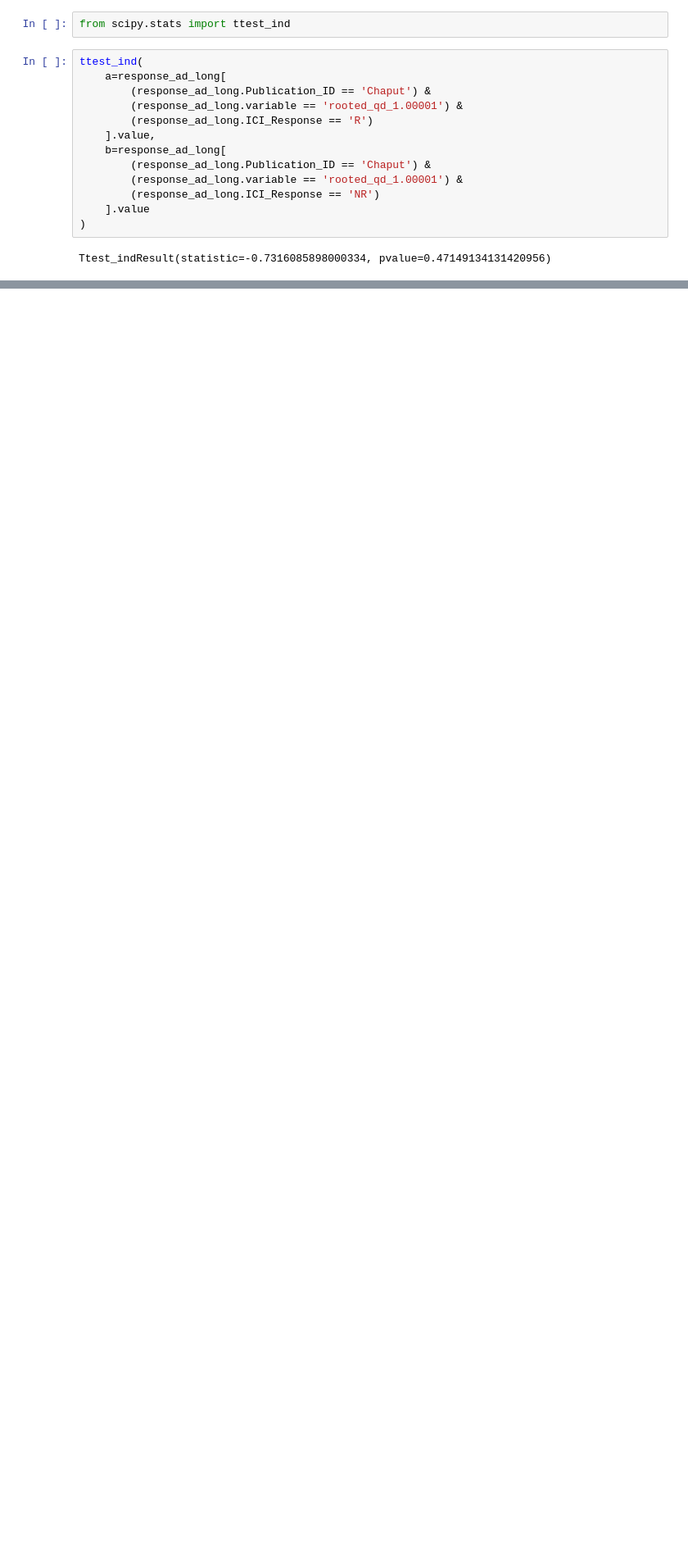
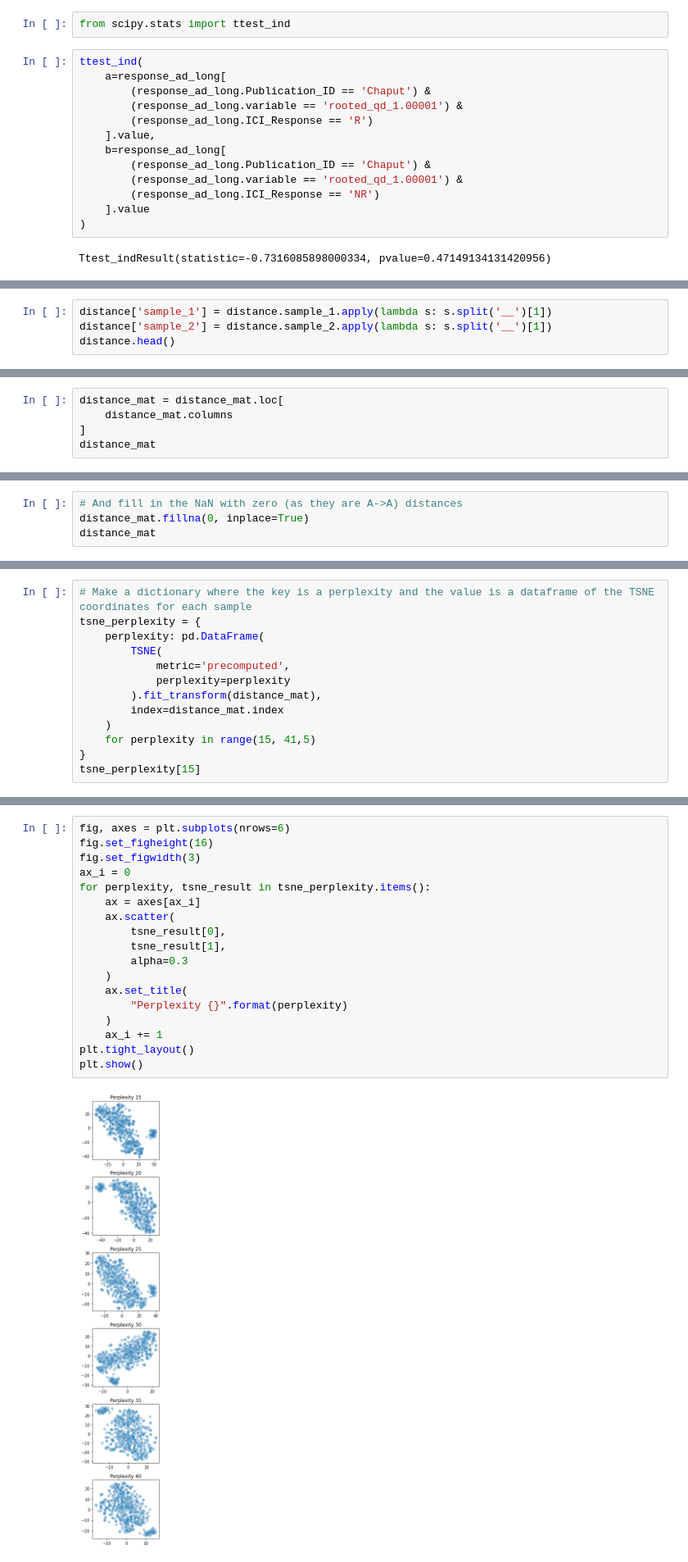
Before and after one commit to um-dang/intro-python-16S-analysis, a Jupyter notebook: A_Gentle_Introduction_to_Data_Science_with_Python.ipynb, the cells around one changed output, grey strips where cells are left out. Shown at 82% size. Drawn from its saved outputs; the diff is of its cells as text; blank space fills up the shorter version.

```diff
--- a/A_Gentle_Introduction_to_Data_Science_with_Python.ipynb
+++ b/A_Gentle_Introduction_to_Data_Science_with_Python.ipynb
@@ -297,0 +344,4 @@ Ttest_indResult(statistic=-0.7316085898000334, pvalue=0.47149134131420956)
+# %%
+distance['sample_1'] = distance.sample_1.apply(lambda s: s.split('__')[1])
+distance['sample_2'] = distance.sample_2.apply(lambda s: s.split('__')[1])
+distance.head()
@@ -297,0 +420,5 @@ Ttest_indResult(statistic=-0.7316085898000334, pvalue=0.47149134131420956)
+# %%
+distance_mat = distance_mat.loc[
+    distance_mat.columns
+]
+distance_mat
@@ -297,0 +440,4 @@ Ttest_indResult(statistic=-0.7316085898000334, pvalue=0.47149134131420956)
+# %%
+# And fill in the NaN with zero (as they are A->A) distances
+distance_mat.fillna(0, inplace=True)
+distance_mat
@@ -297,0 +480,13 @@ Ttest_indResult(statistic=-0.7316085898000334, pvalue=0.47149134131420956)
+# %%
+# Make a dictionary where the key is a perplexity and the value is a dataframe of the TSNE coordinates for each sample
+tsne_perplexity = {
+    perplexity: pd.DataFrame(
+        TSNE(
+            metric='precomputed',
+            perplexity=perplexity
+        ).fit_transform(distance_mat),
+        index=distance_mat.index
+    )
+    for perplexity in range(15, 41,5)
+}
+tsne_perplexity[15]
@@ -297,0 +510,20 @@ Ttest_indResult(statistic=-0.7316085898000334, pvalue=0.47149134131420956)
+# %%
+fig, axes = plt.subplots(nrows=6)
+fig.set_figheight(16)
+fig.set_figwidth(3)
+ax_i = 0
+for perplexity, tsne_result in tsne_perplexity.items():
+    ax = axes[ax_i]
+    ax.scatter(
+        tsne_result[0],
+        tsne_result[1],
+        alpha=0.3
+    )
+    ax.set_title(
+        "Perplexity {}".format(perplexity)
+    )
+    ax_i += 1
+plt.tight_layout()
+plt.show()
+# %% [output]
+[figure, added]
```
Also changed, not shown: parts of 25 cells of this notebook.
